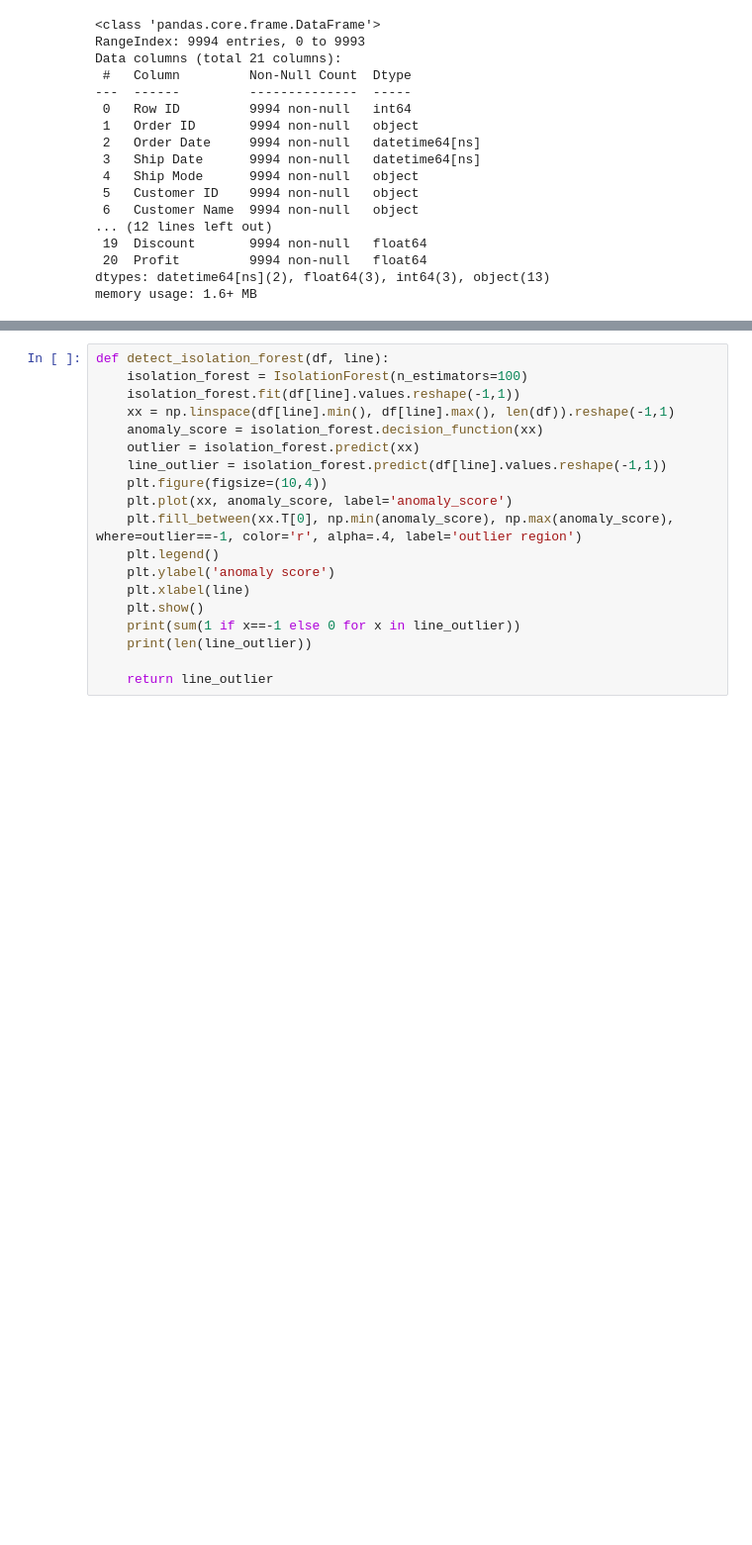
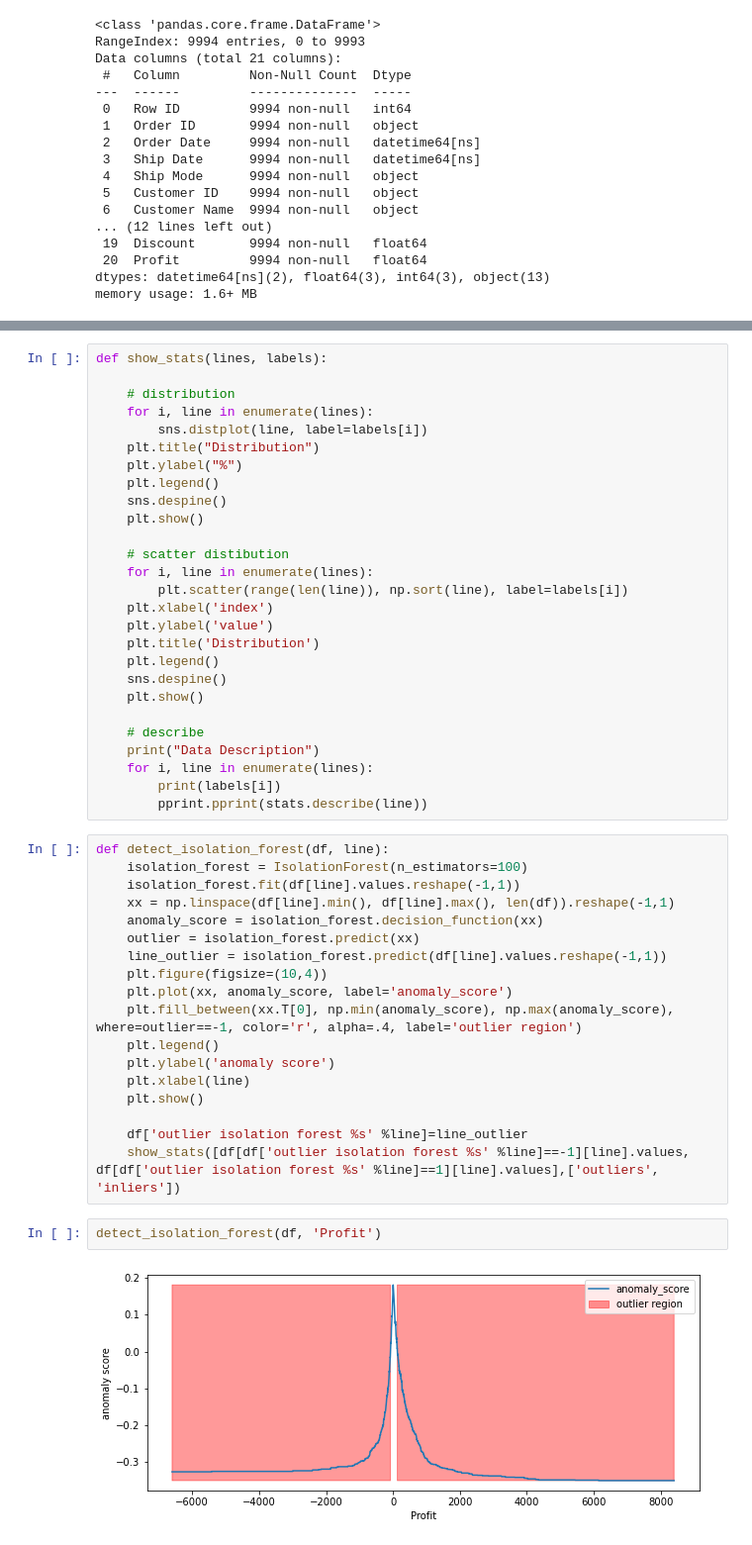
Before and after one commit to kl1986/Anomaly-Detection-1, a Jupyter notebook: Untitled.ipynb, the cells around one changed output, grey strips where cells are left out. Shown at 99% size. Saved outputs shown, nothing was run; the diff lists cells and outputs as text; blank space fills up the shorter version.

```diff
--- a/Untitled.ipynb
+++ b/Untitled.ipynb
@@ -83,3 +33,30 @@ Name: Sales, dtype: float64
+# %%
+def show_stats(lines, labels):
+
+    # distribution
+    for i, line in enumerate(lines):
+        sns.distplot(line, label=labels[i])
+    plt.title("Distribution")
+    plt.ylabel("%")
+    plt.legend()
+    sns.despine()
+    plt.show()
+
+    # scatter distibution
+    for i, line in enumerate(lines):
+        plt.scatter(range(len(line)), np.sort(line), label=labels[i])
+    plt.xlabel('index')
+    plt.ylabel('value')
+    plt.title('Distribution')
+    plt.legend()
+    sns.despine()
+    plt.show()
+
+    # describe
+    print("Data Description")
+    for i, line in enumerate(lines):
+        print(labels[i])
+        pprint.pprint(stats.describe(line))
 # %%
 def detect_isolation_forest(df, line):
     isolation_forest = IsolationForest(n_estimators=100)
@@ -95,7 +72,10 @@ def detect_isolation_forest(df, line):
     plt.ylabel('anomaly score')
     plt.xlabel(line)
     plt.show()
-    print(sum(1 if x==-1 else 0 for x in line_outlier))
-    print(len(line_outlier))
 
-    return line_outlier
+    df['outlier isolation forest %s' %line]=line_outlier
+    show_stats([df[df['outlier isolation forest %s' %line]==-1][line].values, df[df['outlier isolation forest %s' %line]==1][line].values],['outliers', 'inliers'])
+# %%
+detect_isolation_forest(df, 'Profit')
+# %% [output]
+[figure, added]
```
Also changed, not shown: parts of 7 cells of this notebook.
